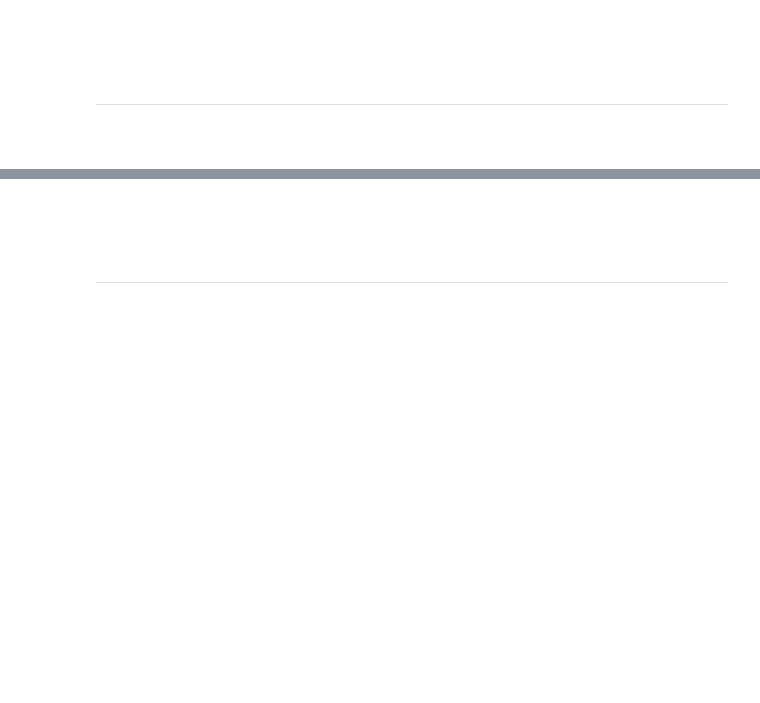
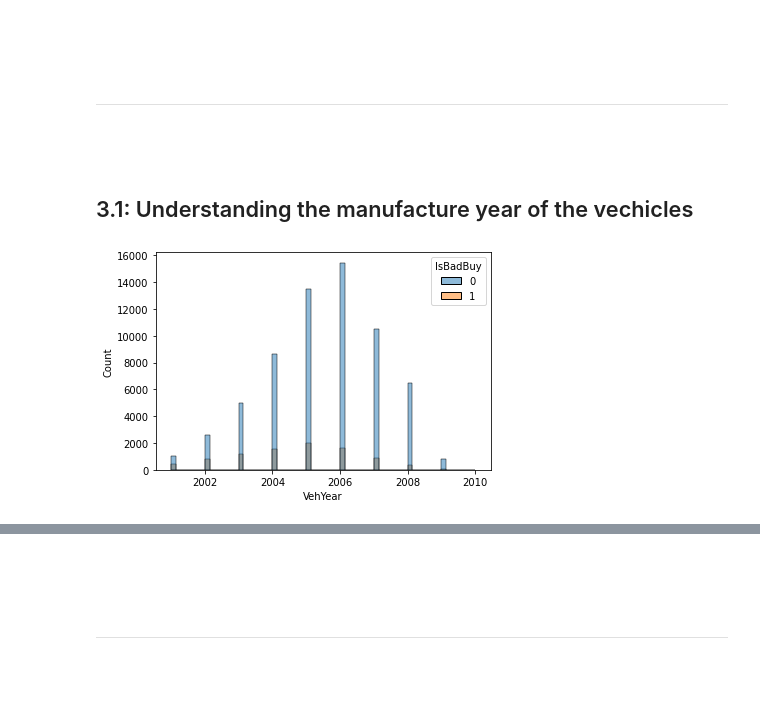
Before and after one commit to hargurjeet/MachineLearning, a Jupyter notebook: Used_Car_Quality_Detection.ipynb, the cells around one changed output, grey strips where cells are left out. Cells and saved outputs as stored; diff of their text form; code cells hidden in the pictures; blank space fills up the shorter version.

```diff
--- a/Used_Car_Quality_Detection.ipynb
+++ b/Used_Car_Quality_Detection.ipynb
@@ -132,3 +127,9 @@ train.head()
 
 ---
 <a href="#top" class="btn btn-primary btn-sm" role="button" aria-pressed="true" style="color:white" data-toggle="popover">Go to TOC</a>
+# %% [markdown]
+## 3.1: Understanding the manufacture year of the vechicles
+# %%
+sns.histplot(data=train, x="VehYear", hue='IsBadBuy');
+# %% [output]
+[figure, added]
```
Also changed, not shown: parts of 14 cells of this notebook.
